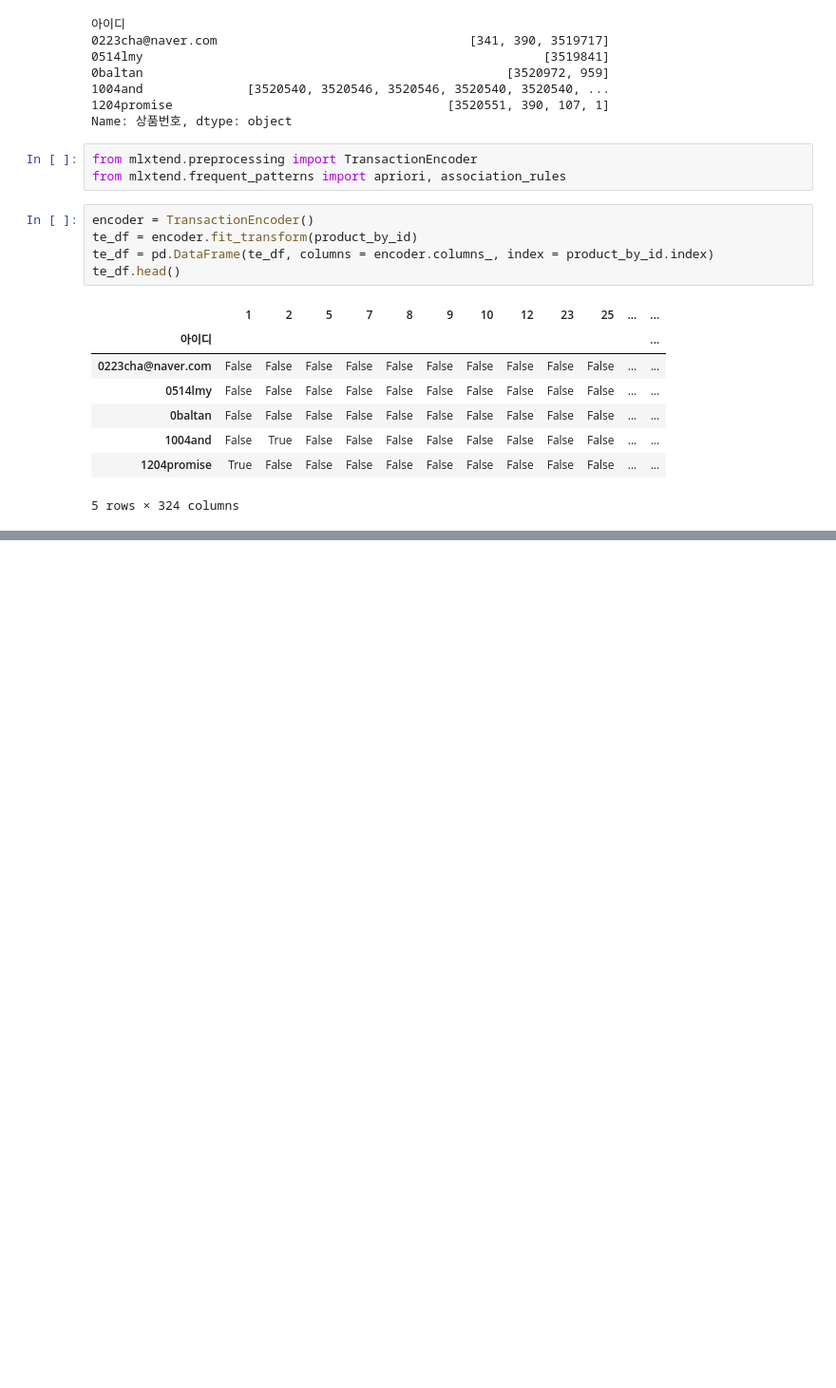
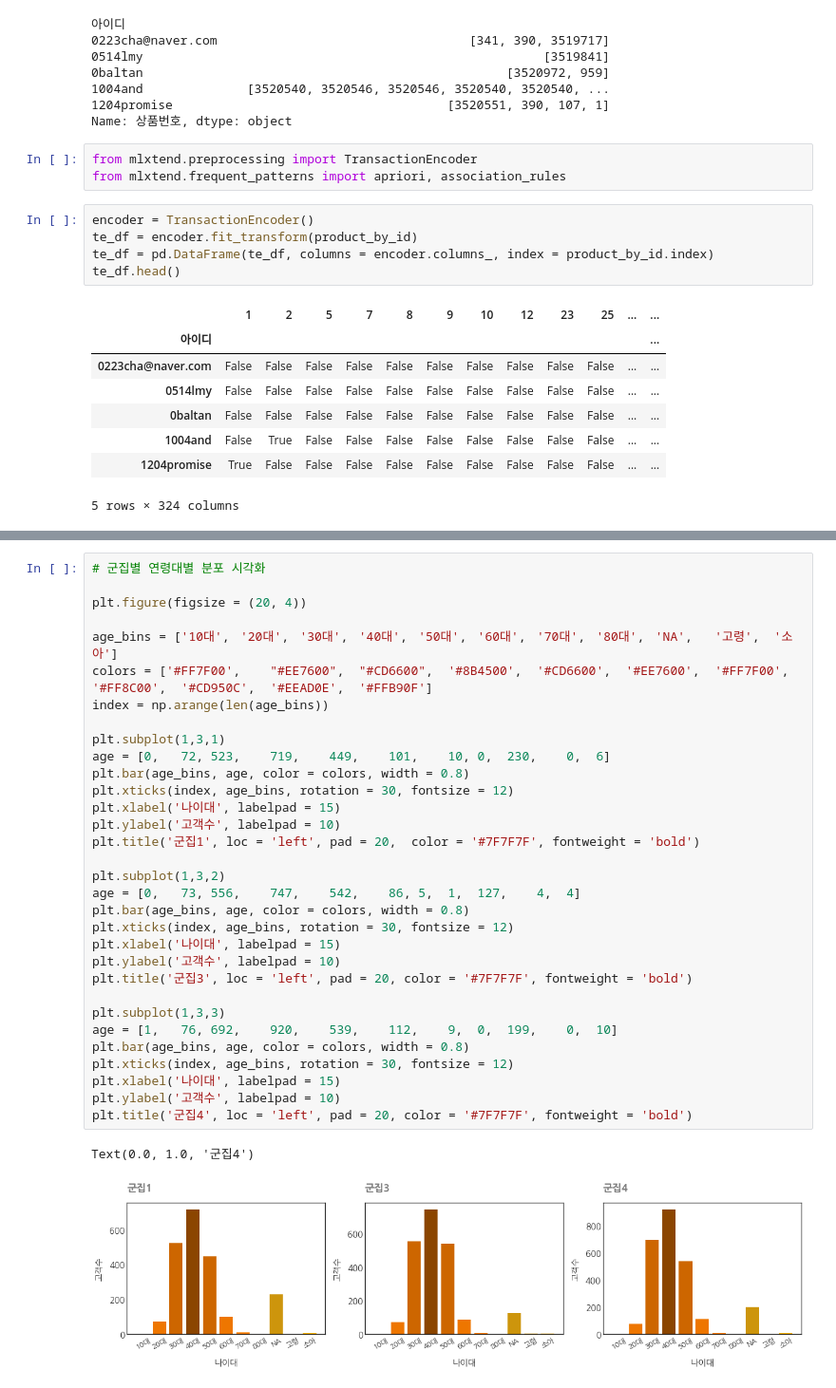
Before and after one commit to marucmc/Innerpeople_duduworld, a Jupyter notebook: 고객세분화_dudu_221008.ipynb, the cells around one changed output, grey strips where cells are left out. Shown: that part at 95% size. Drawn from its saved outputs; the diff is of its cells as text; blank space fills up the shorter version.

```diff
--- a/고객세분화_dudu_221008.ipynb
+++ b/고객세분화_dudu_221008.ipynb
@@ -1076,0 +1071,35 @@ Text(0.0, 1.0, '군집3')
+# %%
+# 군집별 연령대별 분포 시각화
+
+plt.figure(figsize = (20, 4))
+
+age_bins = ['10대',	'20대',	'30대',	'40대',	'50대',	'60대',	'70대',	'80대',	'NA',	'고령',	'소아']
+colors = ['#FF7F00',	"#EE7600",	"#CD6600",	'#8B4500',	'#CD6600',	'#EE7600',	'#FF7F00',	'#FF8C00',	'#CD950C',	'#EEAD0E',	'#FFB90F']
+index = np.arange(len(age_bins))
+
+plt.subplot(1,3,1)
+age = [0,	72,	523,	719,	449,	101,	10,	0,	230,	0,	6]
+plt.bar(age_bins, age, color = colors, width = 0.8)
+plt.xticks(index, age_bins, rotation = 30, fontsize = 12)
+plt.xlabel('나이대', labelpad = 15)
+plt.ylabel('고객수', labelpad = 10)
+plt.title('군집1', loc = 'left', pad = 20,  color = '#7F7F7F', fontweight = 'bold')
+
+plt.subplot(1,3,2)
+age = [0,	73,	556,	747,	542,	86,	5,	1,	127,	4,	4]
+plt.bar(age_bins, age, color = colors, width = 0.8)
+plt.xticks(index, age_bins, rotation = 30, fontsize = 12)
+plt.xlabel('나이대', labelpad = 15)
+plt.ylabel('고객수', labelpad = 10)
+plt.title('군집3', loc = 'left', pad = 20, color = '#7F7F7F', fontweight = 'bold')
+
+plt.subplot(1,3,3)
+age = [1,	76,	692,	920,	539,	112,	9,	0,	199,	0,	10]
+plt.bar(age_bins, age, color = colors, width = 0.8)
+plt.xticks(index, age_bins, rotation = 30, fontsize = 12)
+plt.xlabel('나이대', labelpad = 15)
+plt.ylabel('고객수', labelpad = 10)
+plt.title('군집4', loc = 'left', pad = 20, color = '#7F7F7F', fontweight = 'bold')
+# %% [output]
+Text(0.0, 1.0, '군집4')
+[figure, added]
```
Also changed, not shown: parts of 60 cells of this notebook.
